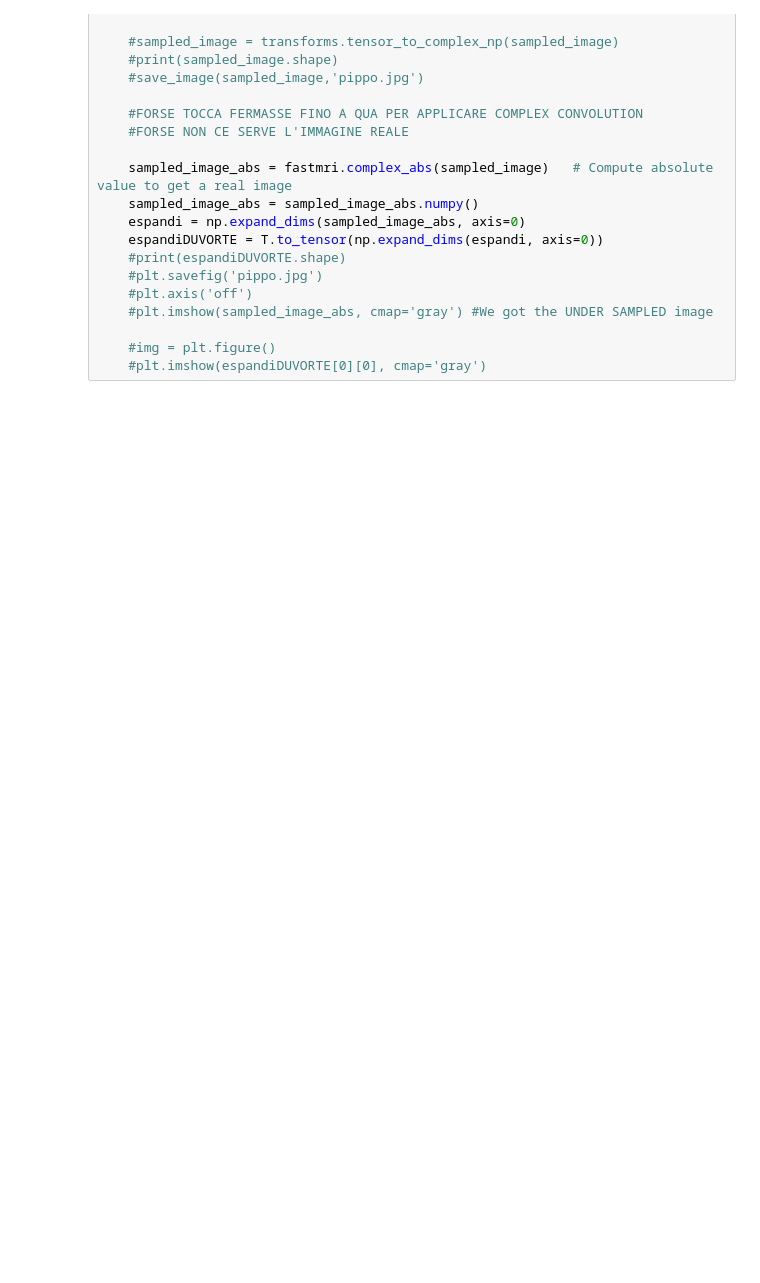
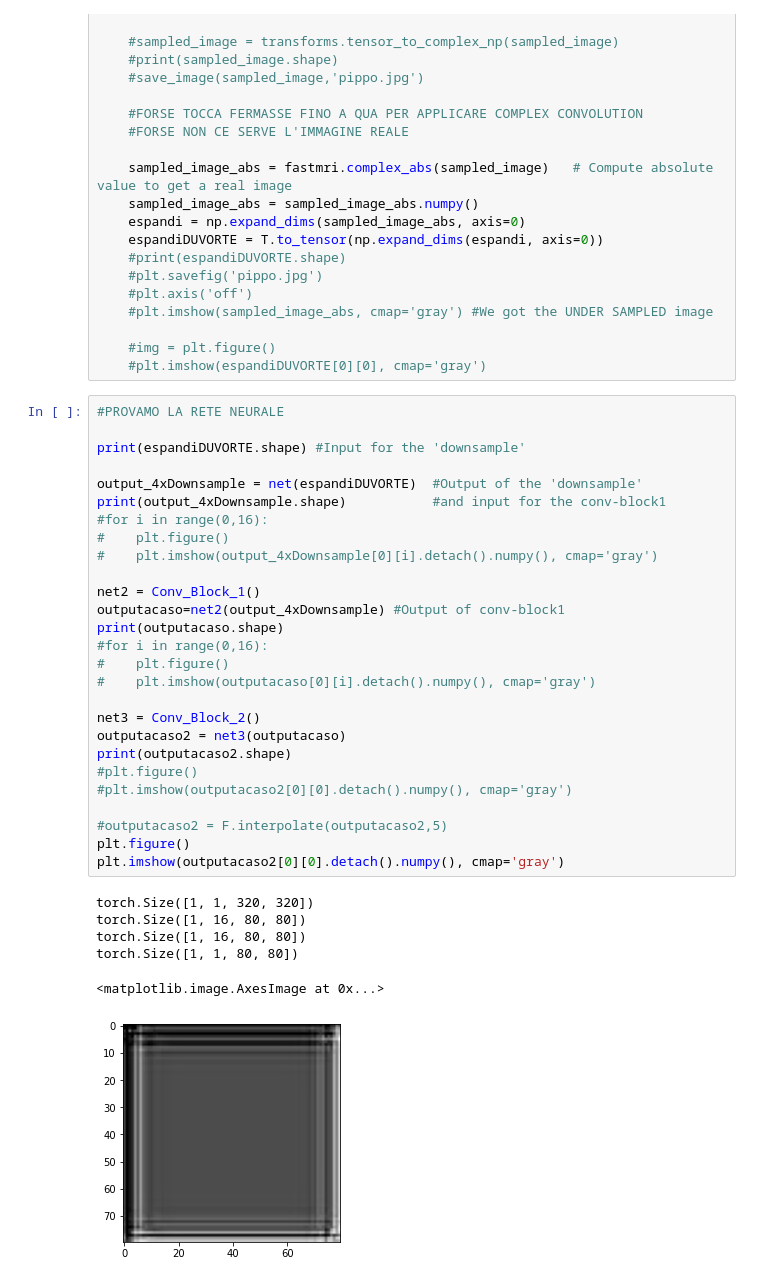
Before and after one commit to tekflio/neural, a Jupyter notebook: singlecoil_laplacian_prova.ipynb, the cells around one changed output. Drawn from its saved outputs; the diff is of its cells as text; blank space fills up the shorter version.

```diff
--- a/singlecoil_laplacian_prova.ipynb
+++ b/singlecoil_laplacian_prova.ipynb
@@ -238,5 +195,39 @@ for masked_kspace in dataset:
 
     #img = plt.figure()
     #plt.imshow(espandiDUVORTE[0][0], cmap='gray')
+# %%
+#PROVAMO LA RETE NEURALE
+
+print(espandiDUVORTE.shape) #Input for the 'downsample'
+
+output_4xDownsample = net(espandiDUVORTE)  #Output of the 'downsample'
+print(output_4xDownsample.shape)           #and input for the conv-block1
+#for i in range(0,16):
+#    plt.figure()
+#    plt.imshow(output_4xDownsample[0][i].detach().numpy(), cmap='gray')
+
+net2 = Conv_Block_1()
+outputacaso=net2(output_4xDownsample) #Output of conv-block1
+print(outputacaso.shape)
+#for i in range(0,16):
+#    plt.figure()
+#    plt.imshow(outputacaso[0][i].detach().numpy(), cmap='gray')
+
+net3 = Conv_Block_2()
+outputacaso2 = net3(outputacaso)
+print(outputacaso2.shape)
+#plt.figure()
+#plt.imshow(outputacaso2[0][0].detach().numpy(), cmap='gray')
+
+#outputacaso2 = F.interpolate(outputacaso2,5)
+plt.figure()
+plt.imshow(outputacaso2[0][0].detach().numpy(), cmap='gray')
+# %% [output]
+torch.Size([1, 1, 320, 320])
+torch.Size([1, 16, 80, 80])
+torch.Size([1, 16, 80, 80])
+torch.Size([1, 1, 80, 80])
+<matplotlib.image.AxesImage at 0x...>
+[figure, added]
 # %%
 #image to tensor
```
Also changed, not shown: parts of 5 cells of this notebook.
